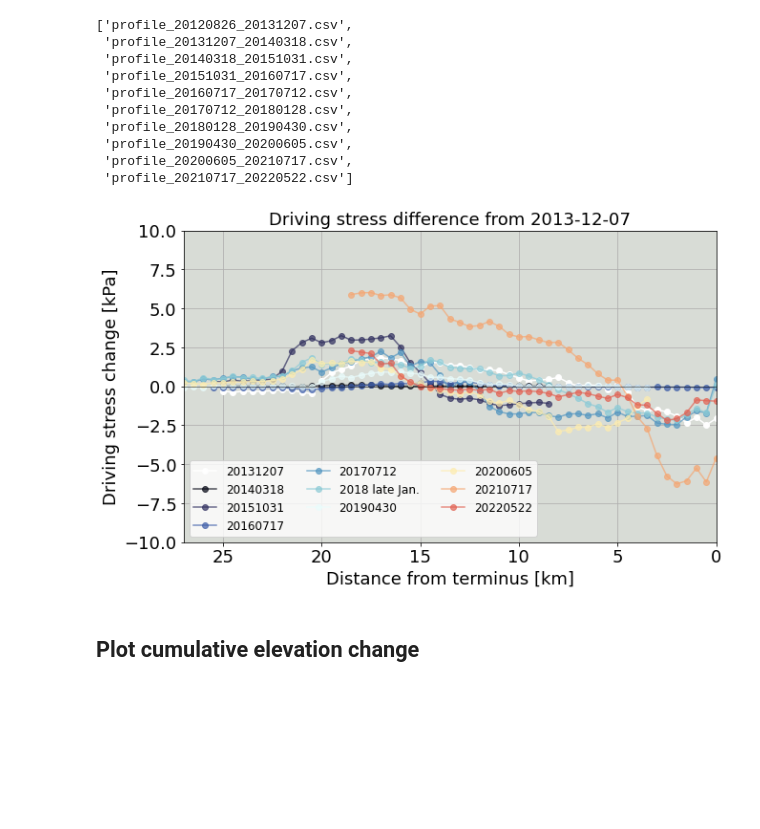
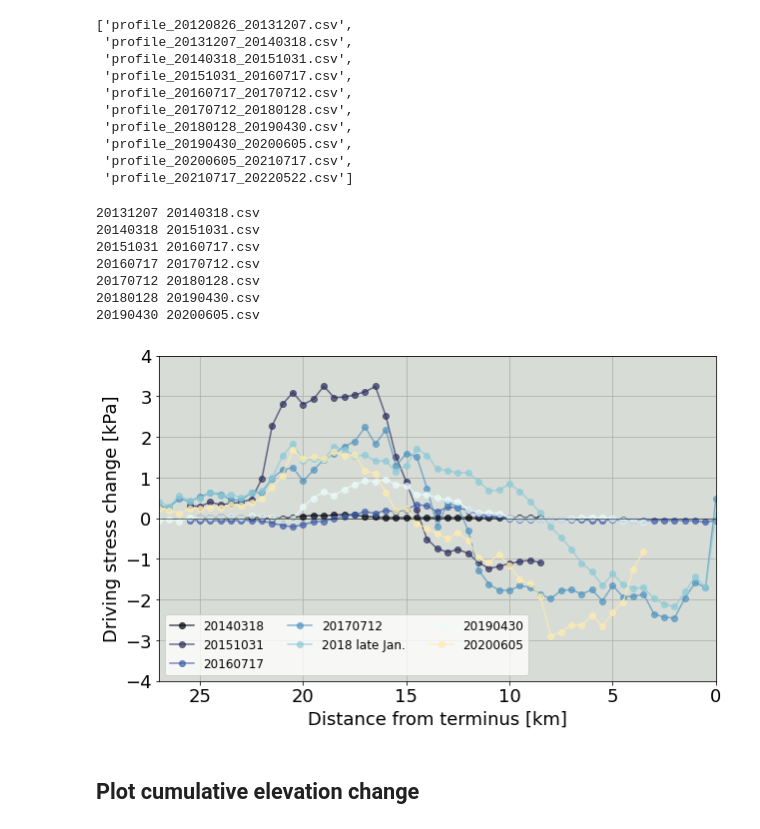
Before and after one commit to jukesliu/TG-surge, a Jupyter notebook: centerline_elevation_processing.ipynb, the cells around one changed output. Saved outputs shown, nothing was run; the diff lists cells and outputs as text; code cells hidden in the pictures; blank space fills up the shorter version.

```diff
--- a/centerline_elevation_processing.ipynb
+++ b/centerline_elevation_processing.ipynb
@@ -22,7 +23,7 @@ clinepath = '/Users/jukesliu/Documents/TURNER/DATA/shapefiles_gis/centerlines/'
 for file in os.listdir(clinepath):
     if file.endswith('.shp'):
         print(file)
-cfile = 'centerline_n_utm07_500m_circlebuffer.shp'
+cfile = 'centerline_n_utm07_250m_circlebuffer.shp'
 ########################################################
 print(); print(cfile, 'CHOSEN')
 
@@ -406,6 +509,8 @@ filenames
  'profile_20190430_20200605.csv',
  'profile_20200605_20210717.csv',
  'profile_20210717_20220522.csv']
+# %%
+filenames = filenames[1:-2]
 # %%
 fig, ax = plt.subplots(figsize=(10,6))
 fs = 18
@@ -422,42 +527,50 @@ b = 0
 for filename in filenames:
 #     if filename.startswith('profile_2013'): # only use this conditional for total quiescent
         [pre, ds1, ds2] = filename.split('_') # grab dates
+        print(ds1, ds2)
         ds2 = ds2[:-4] # cut off the .csv
         timeperiod = ds1+' to '+ds2
     #     legends.append(timeperiod)
         if ds2.startswith('2018'):
             ds2 = ('2018 late Jan.')
         legends.append(ds2)
         slope_change = float(ss_td_df[ss_td_df.ds1 == ds1].slope_change)
         df = pd.read_csv(dem_diff_path+newfolder+'/'+filename)
 
         if ds2.startswith('202'): # surge
 #             ax.plot(df.dist_m/1000, df.mean_elev_diff, 'o-', color=colors_warm[a], alpha=alpha) # Elevation
             ax.plot(df.dist_m/1000, df.mean_elev_diff*9.81*917*slope_change/1e3, 'o-', color=colors_warm[a], alpha=alpha) # Driving Stress
             a += 1
         elif ds1.startswith('2012'): # end of the last surge
 #             ax.plot(df.dist_m/1000, df.mean_elev_diff, 'o-', color='white') # Elevation
             ax.plot(df.dist_m/1000, df.mean_elev_diff*9.81*917*slope_change/1000, 'o-', color='white') # Driving stress
         else:
 #             ax.plot(df.dist_m/1000, df.mean_elev_diff, 'o-', color=colors_cold[b], alpha=alpha) # Elevation
             ax.plot(df.dist_m/1000, df.mean_elev_diff*9.81*917*slope_change/1000, 'o-', color=colors_cold[b], alpha=alpha) # Driving stress
             b += 1
 
 ax.set_xlim(27,0)
 ax.set_xlabel('Distance from terminus [km]', fontsize=fs)
 ax.plot([30, 0], [0, 0], 'k-', linewidth=0.5)
 ax.tick_params(axis='both', which='major', labelsize=fs)
-ax.set_ylim(-10,10)
+ax.set_ylim(-4,4)
 # ax.set_ylim(-70, 140)
-ax.set_title('Driving stress difference from 2013-12-07', fontsize=fs)
+# ax.set_title('Driving stress difference from 2013-12-07', fontsize=fs)
 ax.set_ylabel('Driving stress change [kPa]', fontsize=fs)
 # ax.set_ylabel('Elevation change [m]', fontsize=fs)
 ax.legend(legends, loc='lower left', ncol=3, fontsize=fs-6)
 ax.grid()
 ax.set_facecolor(background_col)
 plt.show()
 # %% [output]
+20131207 20140318.csv
+20140318 20151031.csv
+20151031 20160717.csv
+20160717 20170712.csv
+20170712 20180128.csv
+20180128 20190430.csv
+20190430 20200605.csv
-[figure, old version]
+[figure, new version]
 # %% [markdown]
 ## Plot cumulative elevation change
 # %%
```
Also changed, not shown: parts of 12 cells of this notebook, 9 other files.
